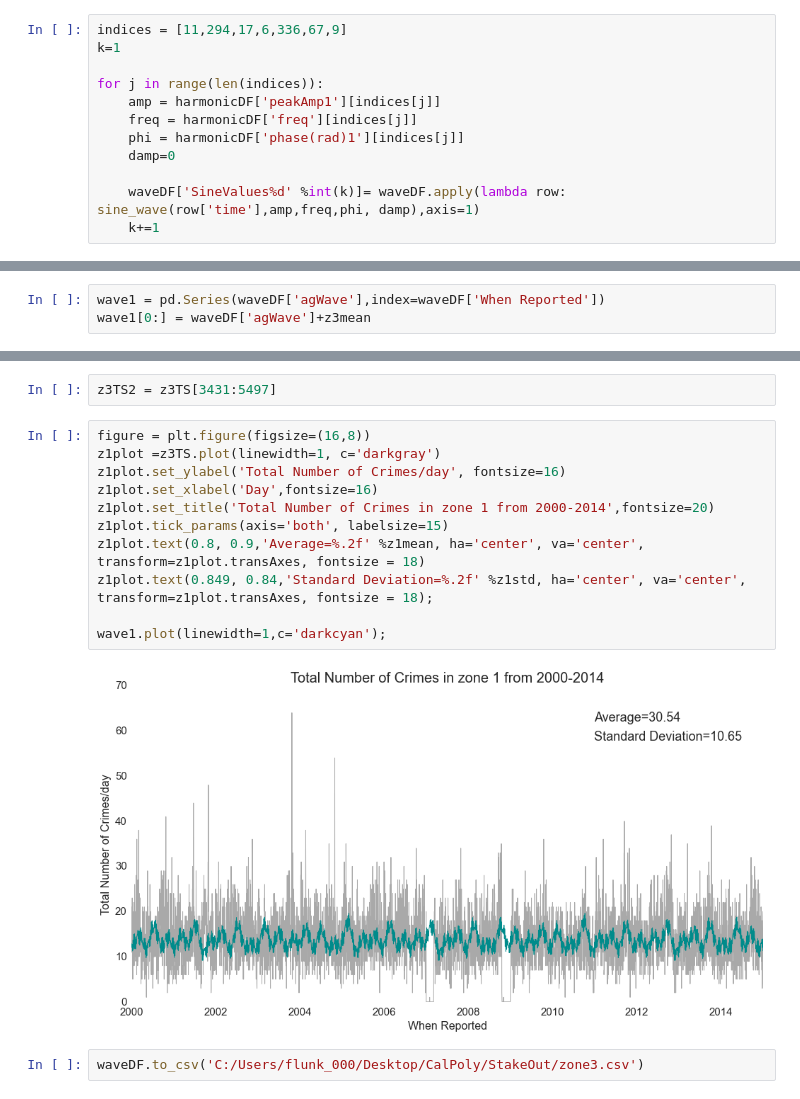
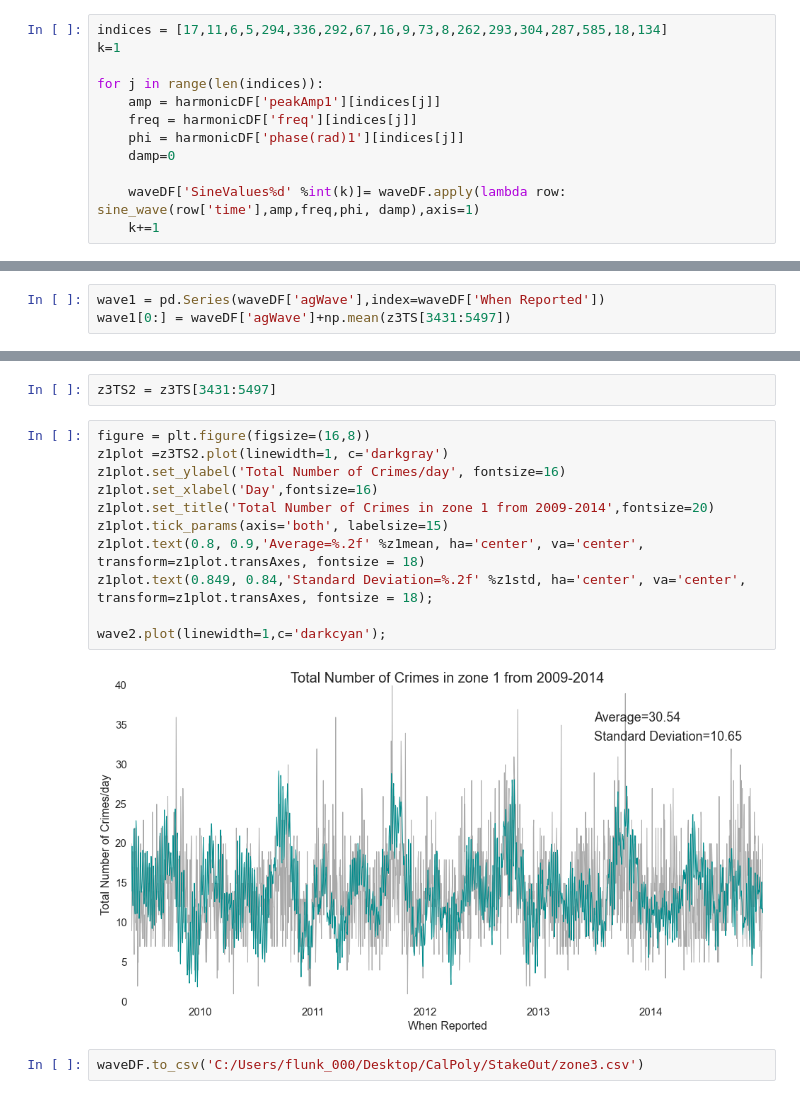
Before and after one commit to JeremyMMulcahey/Consulting_StartUp, a Jupyter notebook: StratchWork- Zone 3-Current Model Done.ipynb, the cells around one changed output, grey strips where cells are left out. Saved outputs shown, nothing was run; the diff lists cells and outputs as text.

```diff
--- a/StratchWork- Zone 3-Current Model Done.ipynb
+++ b/StratchWork- Zone 3-Current Model Done.ipynb
@@ -207,5 +218,5 @@ periods
 # %%
-indices = [11,294,17,6,336,67,9]
+indices = [17,11,6,5,294,336,292,67,16,9,73,8,262,293,304,287,585,18,134]
 k=1
 
 for j in range(len(indices)):
@@ -225,23 +236,23 @@ del interval1['When Reported']
 waveDF['agWave'] = (interval1.sum(axis=1))
 # %%
 wave1 = pd.Series(waveDF['agWave'],index=waveDF['When Reported'])
-wave1[0:] = waveDF['agWave']+z3mean
+wave1[0:] = waveDF['agWave']+np.mean(z3TS[3431:5497])
 # %%
 wave2 = wave1[3431:5497]
 # %%
 z3TS2 = z3TS[3431:5497]
 # %%
 figure = plt.figure(figsize=(16,8))
-z1plot =z3TS.plot(linewidth=1, c='darkgray')
+z1plot =z3TS2.plot(linewidth=1, c='darkgray')
 z1plot.set_ylabel('Total Number of Crimes/day', fontsize=16)
 z1plot.set_xlabel('Day',fontsize=16)
-z1plot.set_title('Total Number of Crimes in zone 1 from 2000-2014',fontsize=20)
+z1plot.set_title('Total Number of Crimes in zone 1 from 2009-2014',fontsize=20)
 z1plot.tick_params(axis='both', labelsize=15)
 z1plot.text(0.8, 0.9,'Average=%.2f' %z1mean, ha='center', va='center', transform=z1plot.transAxes, fontsize = 18)
 z1plot.text(0.849, 0.84,'Standard Deviation=%.2f' %z1std, ha='center', va='center', transform=z1plot.transAxes, fontsize = 18);
 
-wave1.plot(linewidth=1,c='darkcyan');
+wave2.plot(linewidth=1,c='darkcyan');
 # %% [output]
-[figure, old version]
+[figure, new version]
 # %%
 waveDF.to_csv('C:/Users/flunk_000/Desktop/CalPoly/StakeOut/zone3.csv')
```
Also changed, not shown: parts of 2 cells of this notebook.
